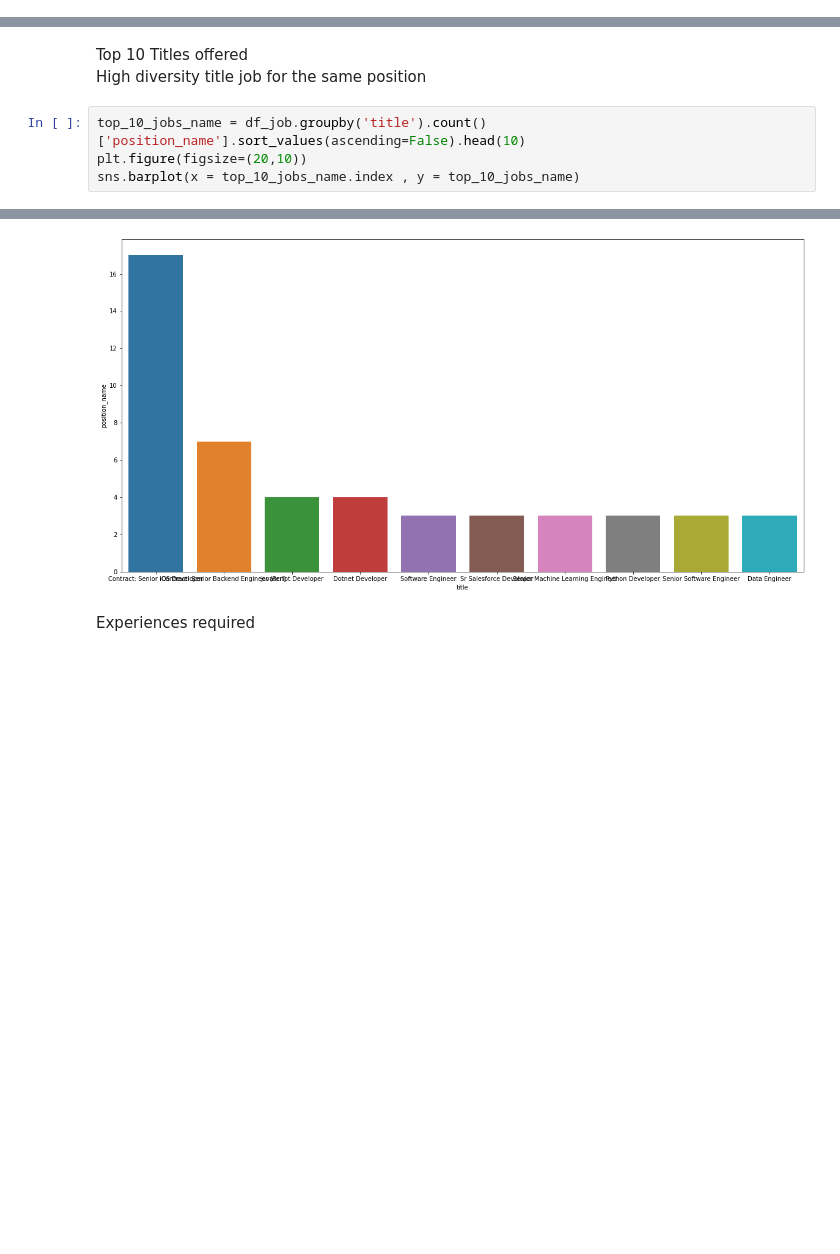
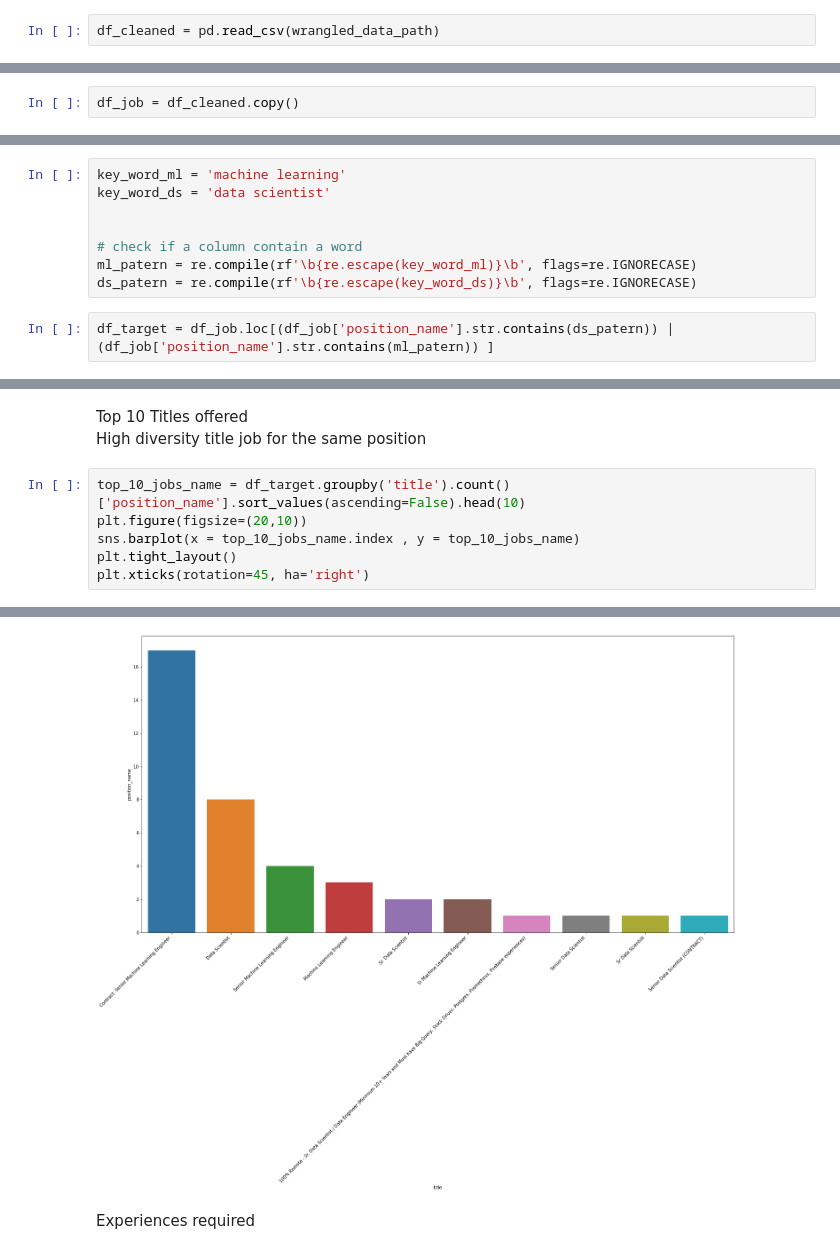
Before and after one commit to lucasvascrocha/LinkedIn-scrap, a Jupyter notebook: jobsearch/analysis/analysis.ipynb, the cells around one changed output, grey strips where cells are left out. Cells and saved outputs as stored; diff of their text form; blank space fills up the shorter version.

Commit message:
analysis of scraped data

```diff
--- a/jobsearch/analysis/analysis.ipynb
+++ b/jobsearch/analysis/analysis.ipynb
@@ -50,6 +95,8 @@ with open(all_jobs_details_path, 'r') as openfile:
 with open(all_dirty_data_path, 'r') as openfile:
         #Reading from json file
         durty_data_job = json.load(openfile)
+# %%
+df_cleaned = pd.read_csv(wrangled_data_path)
 # %% [markdown]
 # Wrangle data experiments
 # %% [markdown]
@@ -123,6 +174,8 @@ df_job = clean_column_strings(df_job)
 # pd.set_option('display.max_rows', 500)
 # pd.set_option('display.max_columns', 500)
 # pd.set_option('display.width', 1000)
+# %%
+df_job = df_cleaned.copy()
 # %%
 df_job
 # %% [output]
@@ -161,0 +209,10 @@ memory usage: 35.0+ KB
+# %%
+key_word_ml = 'machine learning'
+key_word_ds = 'data scientist'
+
+
+# check if a column contain a word
+ml_patern = re.compile(rf'\b{re.escape(key_word_ml)}\b', flags=re.IGNORECASE)
+ds_patern = re.compile(rf'\b{re.escape(key_word_ds)}\b', flags=re.IGNORECASE)
+# %%
+df_target = df_job.loc[(df_job['position_name'].str.contains(ds_patern)) | (df_job['position_name'].str.contains(ml_patern)) ]
@@ -178,7 +304,9 @@ Name: position_name, dtype: int64
 Top 10 Titles offered
 High diversity title job for the same position
 # %%
-top_10_jobs_name = df_job.groupby('title').count()['position_name'].sort_values(ascending=False).head(10)
+top_10_jobs_name = df_target.groupby('title').count()['position_name'].sort_values(ascending=False).head(10)
 plt.figure(figsize=(20,10))
 sns.barplot(x = top_10_jobs_name.index , y = top_10_jobs_name)
+plt.tight_layout()
+plt.xticks(rotation=45, ha='right')
 # %% [output]
@@ -186,4 +324,4 @@ sns.barplot(x = top_10_jobs_name.index , y = top_10_jobs_name)
-[figure, old version]
+[figure, new version]
 # %% [markdown]
 Experiences required
 # %%
```
Also changed, not shown: parts of 45 cells of this notebook.
